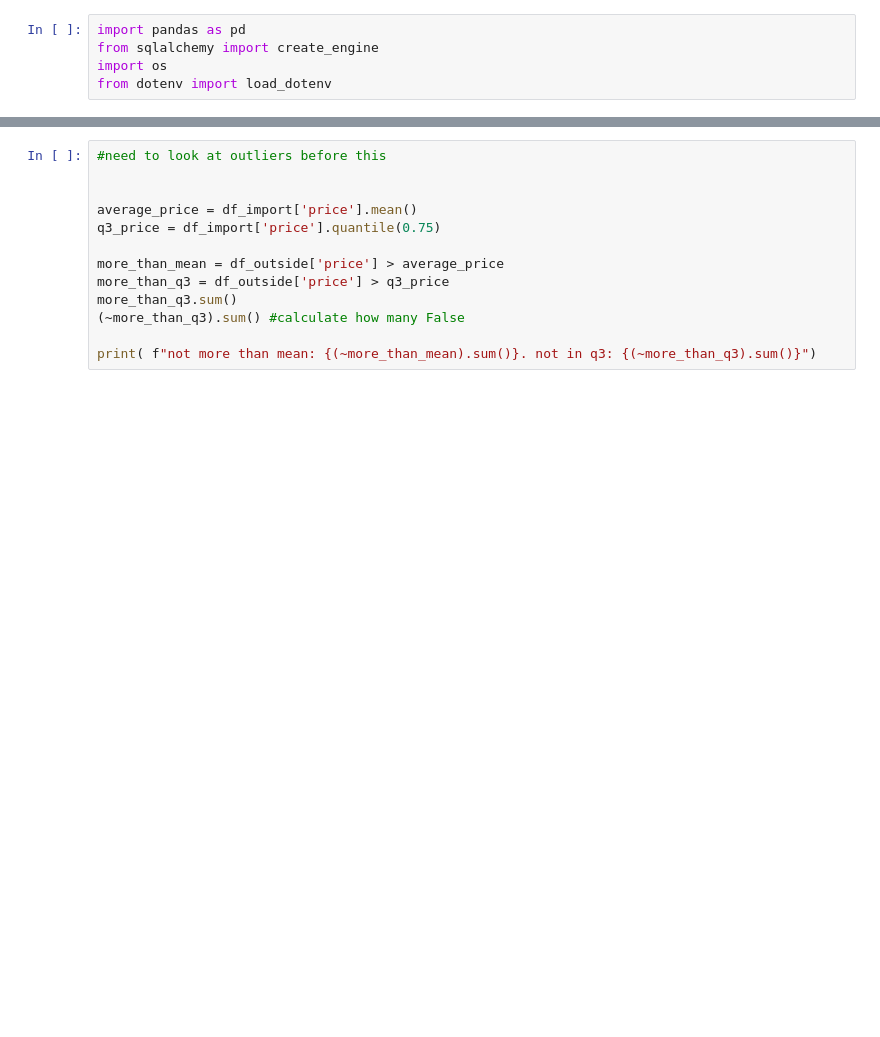
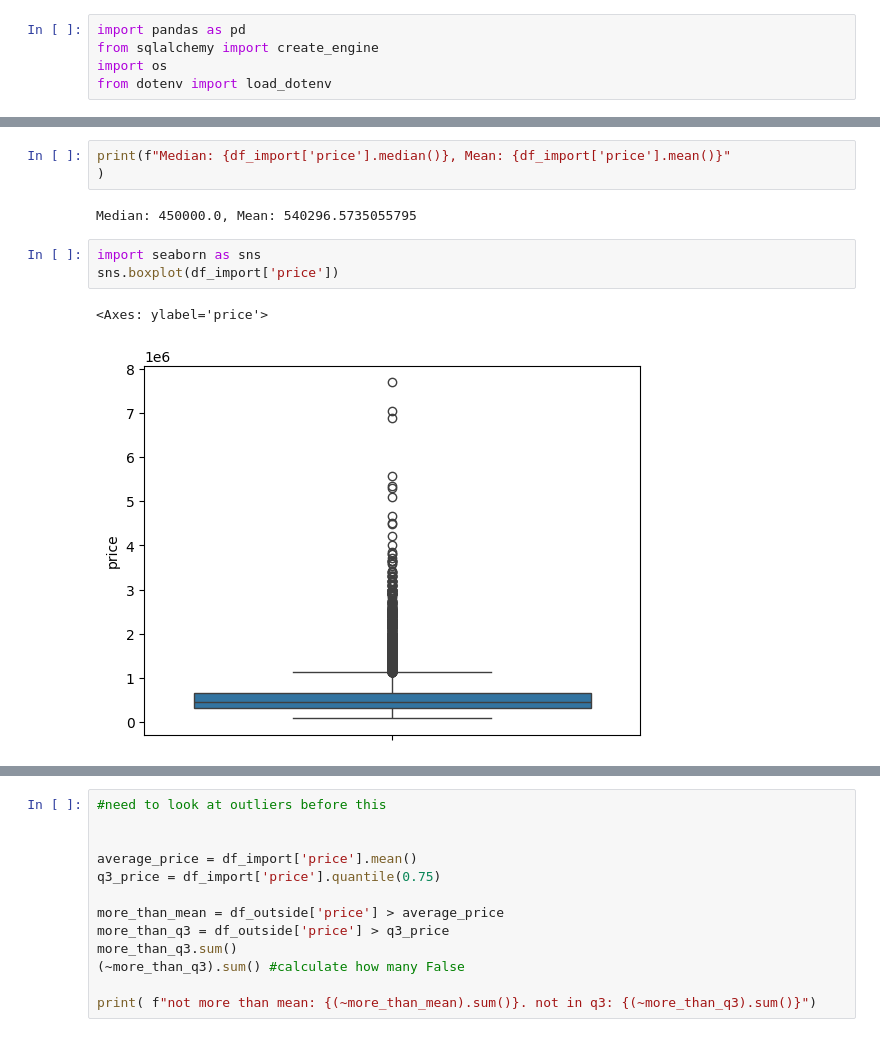
Before and after one commit to dzyen/ds-nf-eda-project, a Jupyter notebook: fetch_data_sqlalchemy.ipynb, the cells around one changed output, grey strips where cells are left out. Saved outputs shown, nothing was run; the diff lists cells and outputs as text; blank space fills up the shorter version.

```diff
--- a/fetch_data_sqlalchemy.ipynb
+++ b/fetch_data_sqlalchemy.ipynb
@@ -68,0 +124,11 @@ df_outside.sort_values(by= 'sqft_outside_left_after_cond', ascending=False)
+# %%
+print(f"Median: {df_import['price'].median()}, Mean: {df_import['price'].mean()}"
+)
+# %% [output]
+Median: 450000.0, Mean: 540296.5735055795
+# %%
+import seaborn as sns
+sns.boxplot(df_import['price'])
+# %% [output]
+<Axes: ylabel='price'>
+[figure, added]
```
Also changed, not shown: parts of 42 cells of this notebook.
